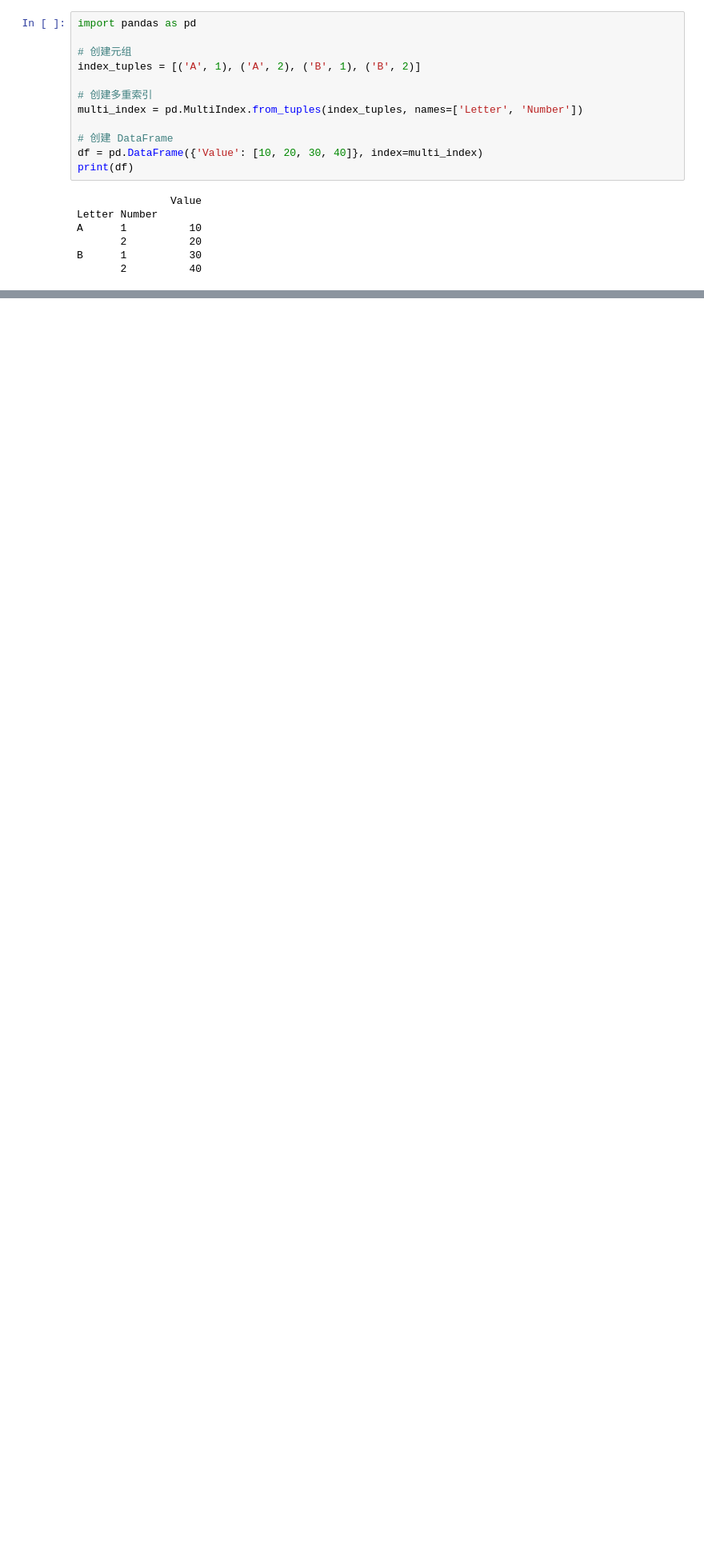
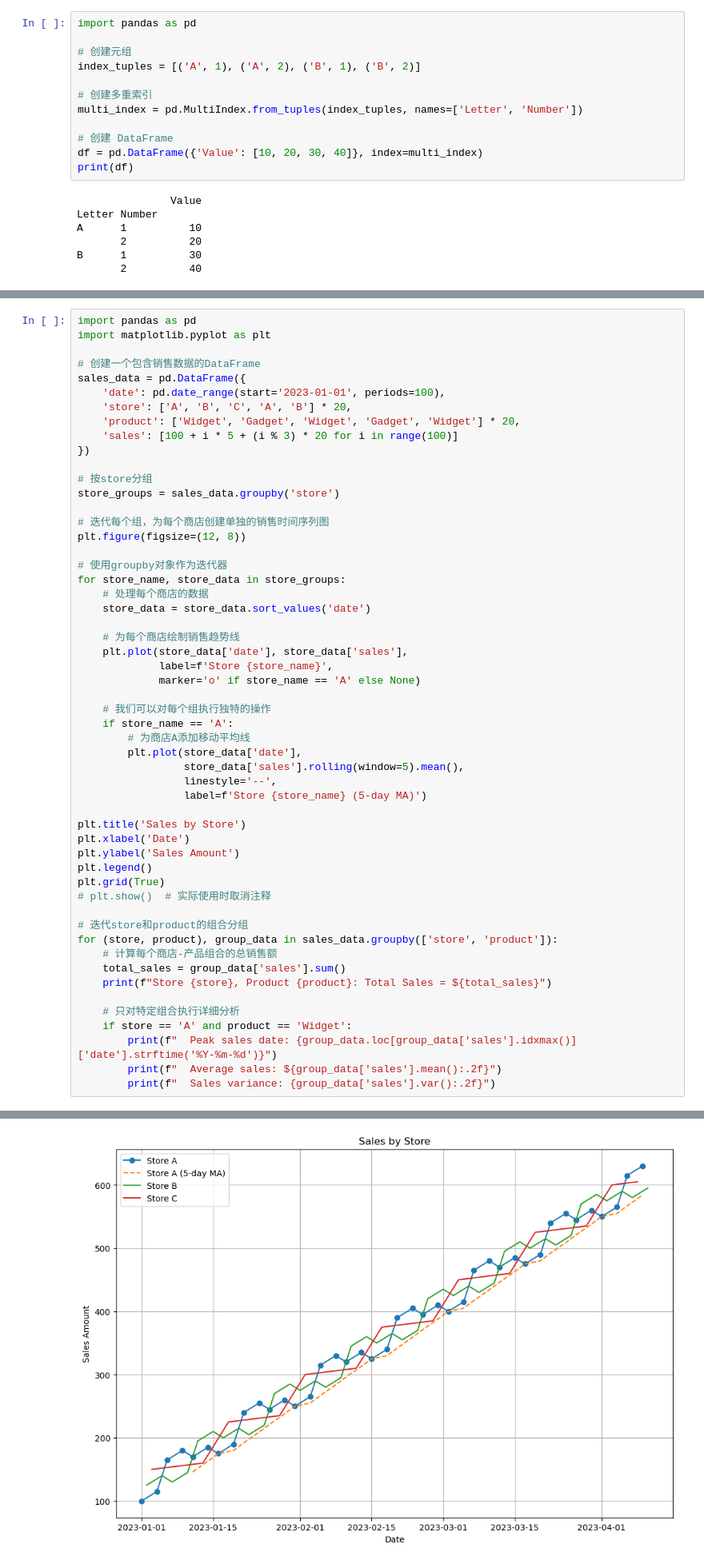
Before and after one commit to lizhi996j/note, a Jupyter notebook: pandas笔记.ipynb, the cells around one changed output, grey strips where cells are left out. Shown at 80% size. Cells and saved outputs as stored; diff of their text form; blank space fills up the shorter version.

```diff
--- a/pandas笔记.ipynb
+++ b/pandas笔记.ipynb
@@ -240,0 +925,55 @@ B      1          30
+# %%
+import pandas as pd
+import matplotlib.pyplot as plt
+
+# 创建一个包含销售数据的DataFrame
+sales_data = pd.DataFrame({
+    'date': pd.date_range(start='2023-01-01', periods=100),
+    'store': ['A', 'B', 'C', 'A', 'B'] * 20,
+    'product': ['Widget', 'Gadget', 'Widget', 'Gadget', 'Widget'] * 20,
+    'sales': [100 + i * 5 + (i % 3) * 20 for i in range(100)]
+})
+
+# 按store分组
+store_groups = sales_data.groupby('store')
+
+# 迭代每个组，为每个商店创建单独的销售时间序列图
+plt.figure(figsize=(12, 8))
+
+# 使用groupby对象作为迭代器
+for store_name, store_data in store_groups:
+    # 处理每个商店的数据
+    store_data = store_data.sort_values('date')
+
+    # 为每个商店绘制销售趋势线
+    plt.plot(store_data['date'], store_data['sales'],
+             label=f'Store {store_name}',
+             marker='o' if store_name == 'A' else None)
+
+    # 我们可以对每个组执行独特的操作
+    if store_name == 'A':
+        # 为商店A添加移动平均线
+        plt.plot(store_data['date'],
+                 store_data['sales'].rolling(window=5).mean(),
+                 linestyle='--',
+                 label=f'Store {store_name} (5-day MA)')
+
+plt.title('Sales by Store')
+plt.xlabel('Date')
+plt.ylabel('Sales Amount')
+plt.legend()
+plt.grid(True)
+# plt.show()  # 实际使用时取消注释
+
+# 迭代store和product的组合分组
+for (store, product), group_data in sales_data.groupby(['store', 'product']):
+    # 计算每个商店-产品组合的总销售额
+    total_sales = group_data['sales'].sum()
+    print(f"Store {store}, Product {product}: Total Sales = ${total_sales}")
+
+    # 只对特定组合执行详细分析
+    if store == 'A' and product == 'Widget':
+        print(f"  Peak sales date: {group_data.loc[group_data['sales'].idxmax()]['date'].strftime('%Y-%m-%d')}")
+        print(f"  Average sales: ${group_data['sales'].mean():.2f}")
+        print(f"  Sales variance: {group_data['sales'].var():.2f}")
+# %% [output]
@@ -240,0 +988 @@ B      1          30
+[figure, added]
```
Also changed, not shown: parts of 91 cells of this notebook, 37 other files.
